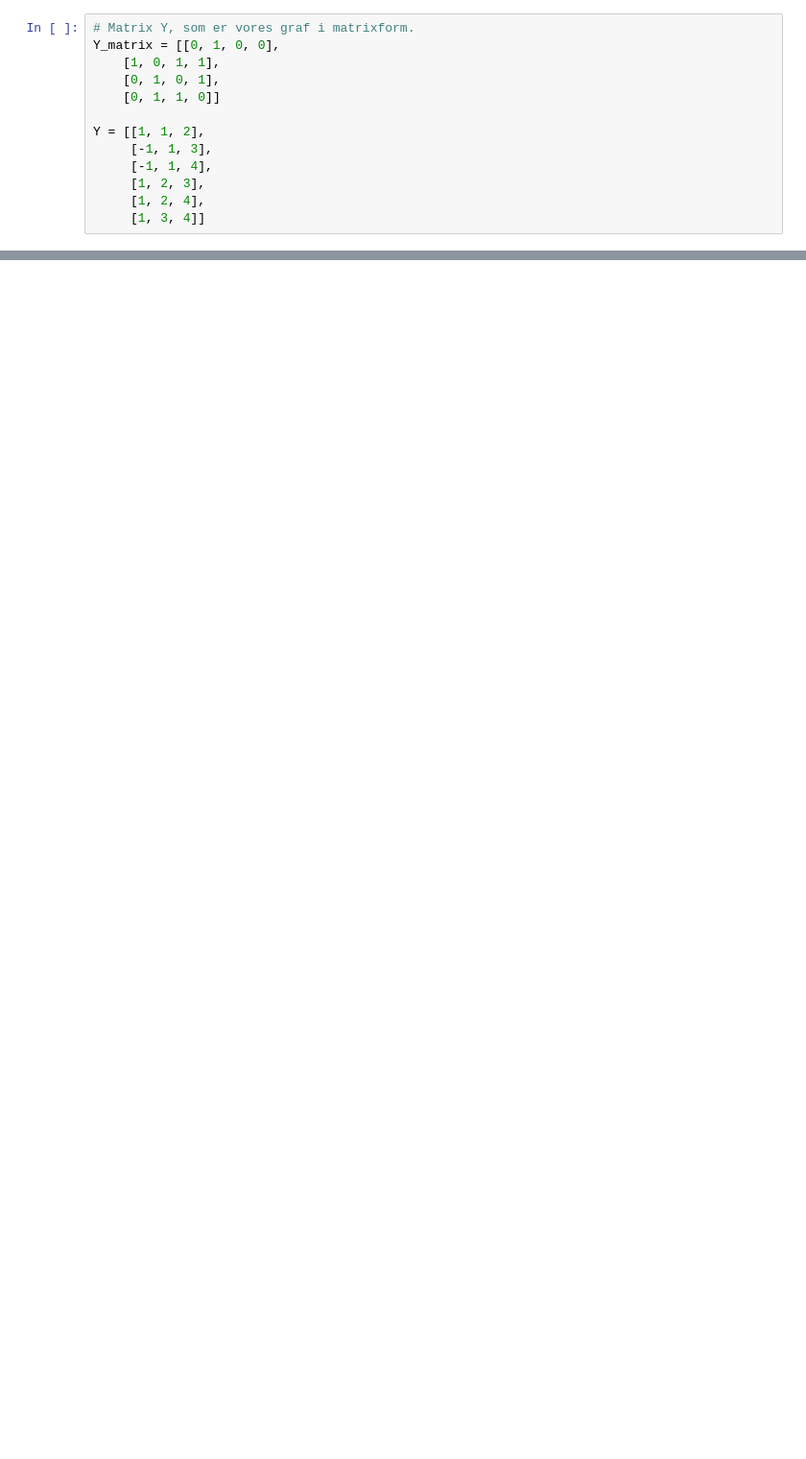
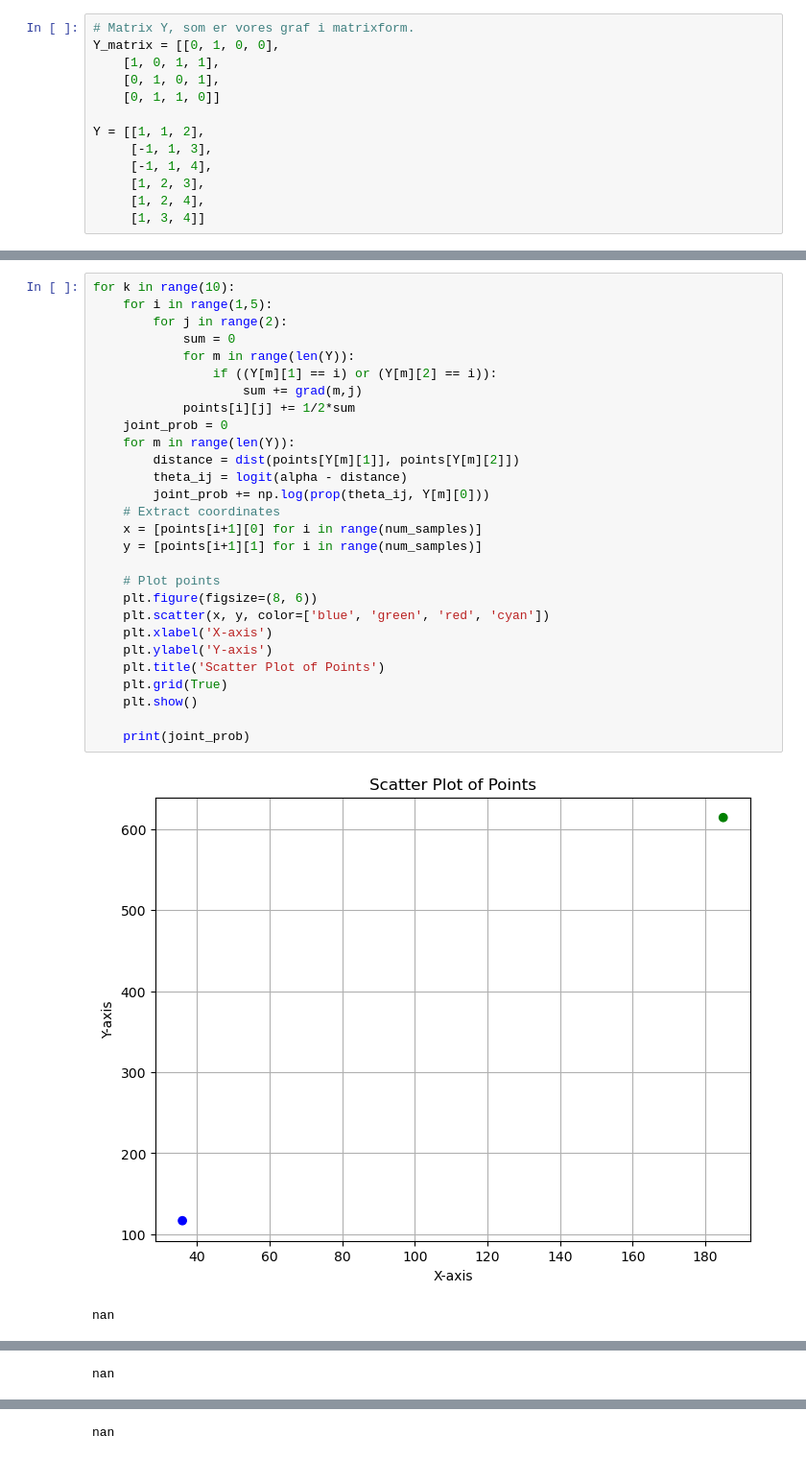
Before and after one commit to SigneDjernis/Latent_Distance_Models, a Jupyter notebook: Gradient Method.ipynb, the cells around one changed output, grey strips where cells are left out. Shown: that part at 96% size. Cells and saved outputs as stored; diff of their text form; blank space fills up the shorter version.

```diff
--- a/Gradient Method.ipynb
+++ b/Gradient Method.ipynb
@@ -77,0 +94,31 @@ print(joint_prob)
+# %%
+for k in range(10):
+    for i in range(1,5):
+        for j in range(2):
+            sum = 0
+            for m in range(len(Y)):
+                if ((Y[m][1] == i) or (Y[m][2] == i)):
+                    sum += grad(m,j)
+            points[i][j] += 1/2*sum
+    joint_prob = 0
+    for m in range(len(Y)):
+        distance = dist(points[Y[m][1]], points[Y[m][2]])
+        theta_ij = logit(alpha - distance)
+        joint_prob += np.log(prop(theta_ij, Y[m][0]))
+    # Extract coordinates
+    x = [points[i+1][0] for i in range(num_samples)]
+    y = [points[i+1][1] for i in range(num_samples)]
+
+    # Plot points
+    plt.figure(figsize=(8, 6))
+    plt.scatter(x, y, color=['blue', 'green', 'red', 'cyan'])
+    plt.xlabel('X-axis')
+    plt.ylabel('Y-axis')
+    plt.title('Scatter Plot of Points')
+    plt.grid(True)
+    plt.show()
+
+    print(joint_prob)
+# %% [output]
+[figure, added]
+nan
@@ -77,0 +126 @@ print(joint_prob)
+nan
@@ -77,0 +128 @@ print(joint_prob)
+nan
```
Also changed, not shown: parts of 8 cells of this notebook.
